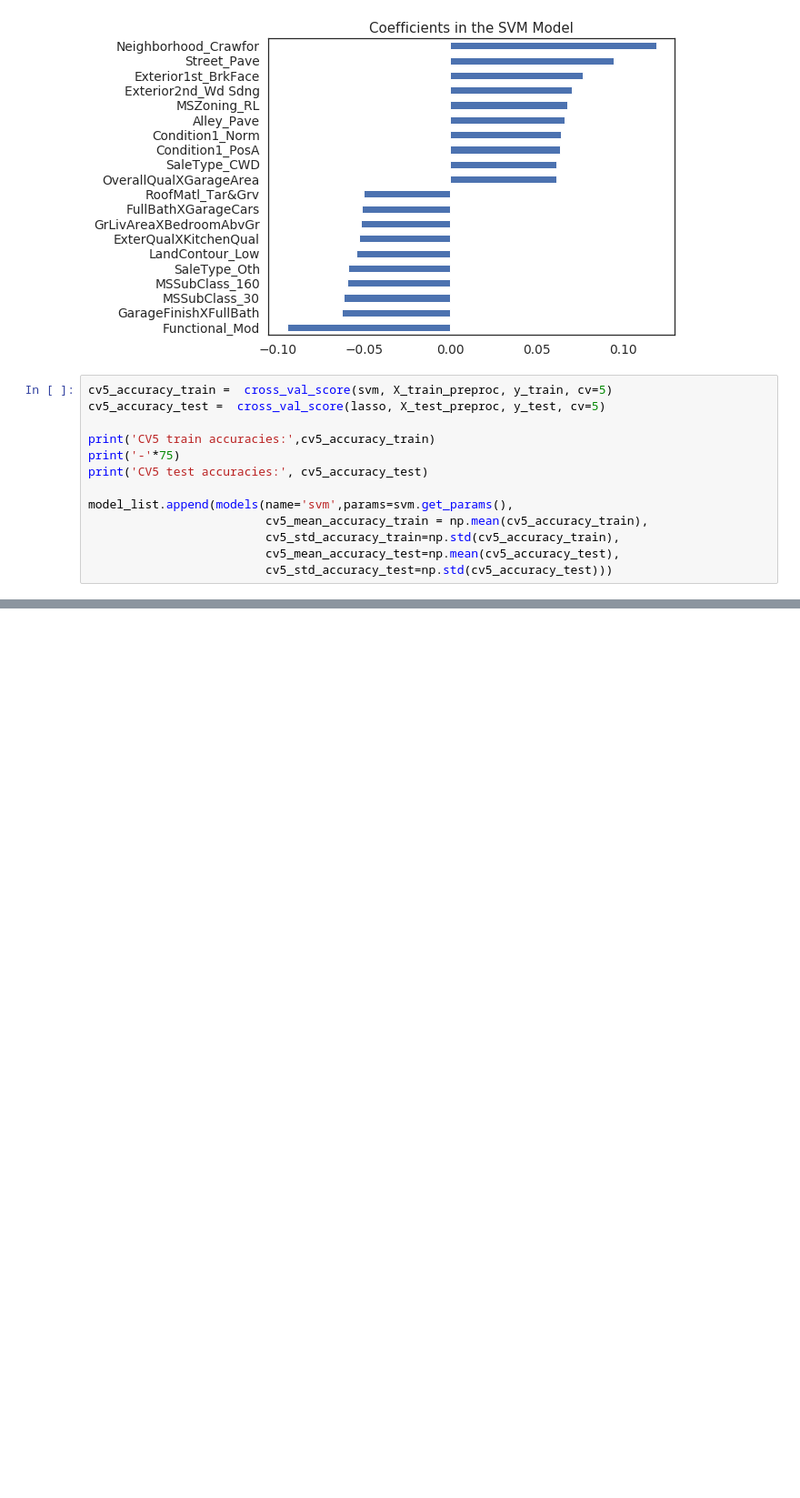
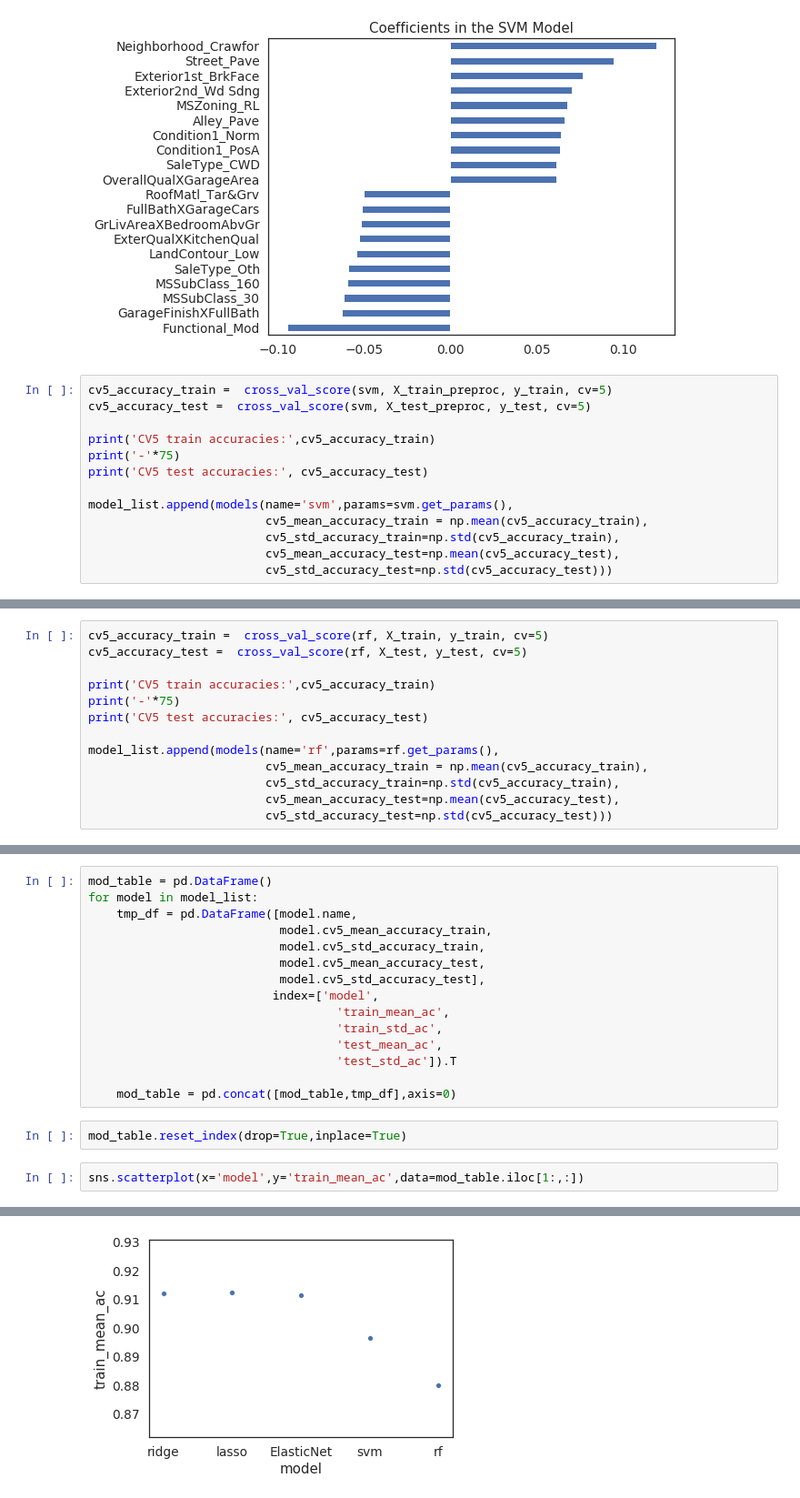
Before and after one commit to limbachia/data-science, a Jupyter notebook: 01-House-price-prediction/02-housing_price_model.ipynb, the cells around one changed output, grey strips where cells are left out. Shown at 91% size. Drawn from its saved outputs; the diff is of its cells as text; blank space fills up the shorter version.

Commit message:
model assessment and new files

```diff
--- a/01-House-price-prediction/02-housing_price_model.ipynb
+++ b/01-House-price-prediction/02-housing_price_model.ipynb
@@ -569,7 +569,7 @@ SVR picked up 397 features and eliminated 18 features
 [figure]
 # %%
 cv5_accuracy_train =  cross_val_score(svm, X_train_preproc, y_train, cv=5)
-cv5_accuracy_test =  cross_val_score(lasso, X_test_preproc, y_test, cv=5)
+cv5_accuracy_test =  cross_val_score(svm, X_test_preproc, y_test, cv=5)
 
 print('CV5 train accuracies:',cv5_accuracy_train)
 print('-'*75)
@@ -586,0 +719,13 @@ CV5 test accuracies: [0.88026104 0.87207251 0.8878536  0.89328846 0.9031068 ]
+# %%
+cv5_accuracy_train =  cross_val_score(rf, X_train, y_train, cv=5)
+cv5_accuracy_test =  cross_val_score(rf, X_test, y_test, cv=5)
+
+print('CV5 train accuracies:',cv5_accuracy_train)
+print('-'*75)
+print('CV5 test accuracies:', cv5_accuracy_test)
+
+model_list.append(models(name='rf',params=rf.get_params(),
+                         cv5_mean_accuracy_train = np.mean(cv5_accuracy_train),
+                         cv5_std_accuracy_train=np.std(cv5_accuracy_train),
+                         cv5_mean_accuracy_test=np.mean(cv5_accuracy_test),
+                         cv5_std_accuracy_test=np.std(cv5_accuracy_test)))
@@ -586,0 +740,20 @@ CV5 test accuracies: [0.88026104 0.87207251 0.8878536  0.89328846 0.9031068 ]
+# %%
+mod_table = pd.DataFrame()
+for model in model_list:
+    tmp_df = pd.DataFrame([model.name,
+                           model.cv5_mean_accuracy_train,
+                           model.cv5_std_accuracy_train,
+                           model.cv5_mean_accuracy_test,
+                           model.cv5_std_accuracy_test],
+                          index=['model',
+                                   'train_mean_ac',
+                                   'train_std_ac',
+                                   'test_mean_ac',
+                                   'test_std_ac']).T
+
+    mod_table = pd.concat([mod_table,tmp_df],axis=0)
+# %%
+mod_table.reset_index(drop=True,inplace=True)
+# %%
+sns.scatterplot(x='model',y='train_mean_ac',data=mod_table.iloc[1:,:])
+# %% [output]
@@ -586,0 +761 @@ CV5 test accuracies: [0.88026104 0.87207251 0.8878536  0.89328846 0.9031068 ]
+[figure, added]
```
Also changed, not shown: parts of 18 cells of this notebook, 4 other files.
